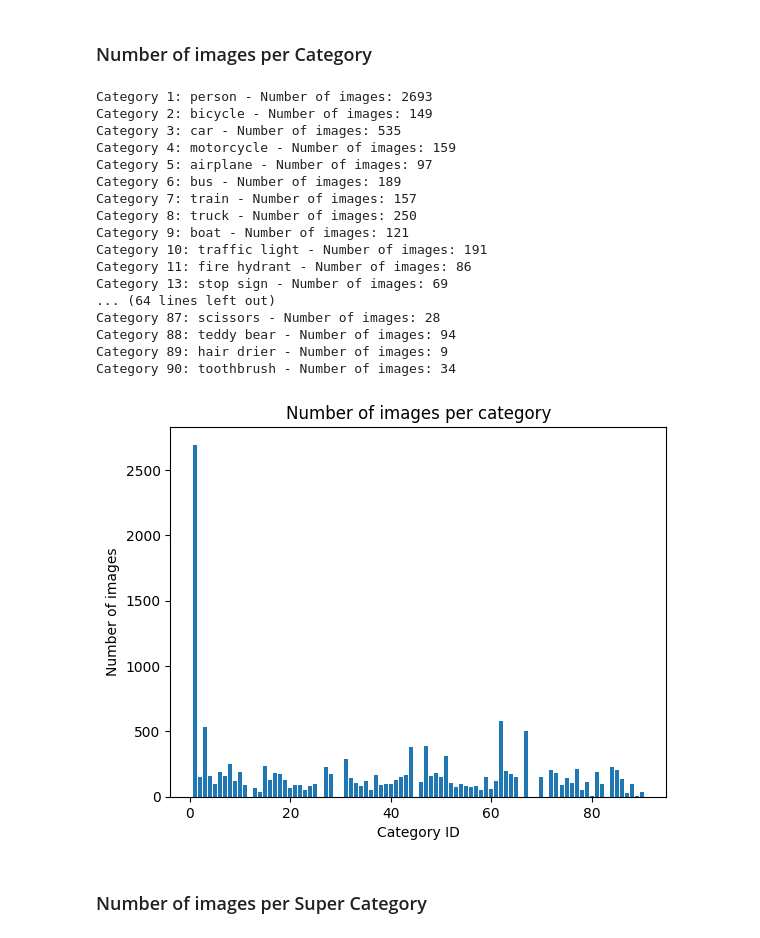
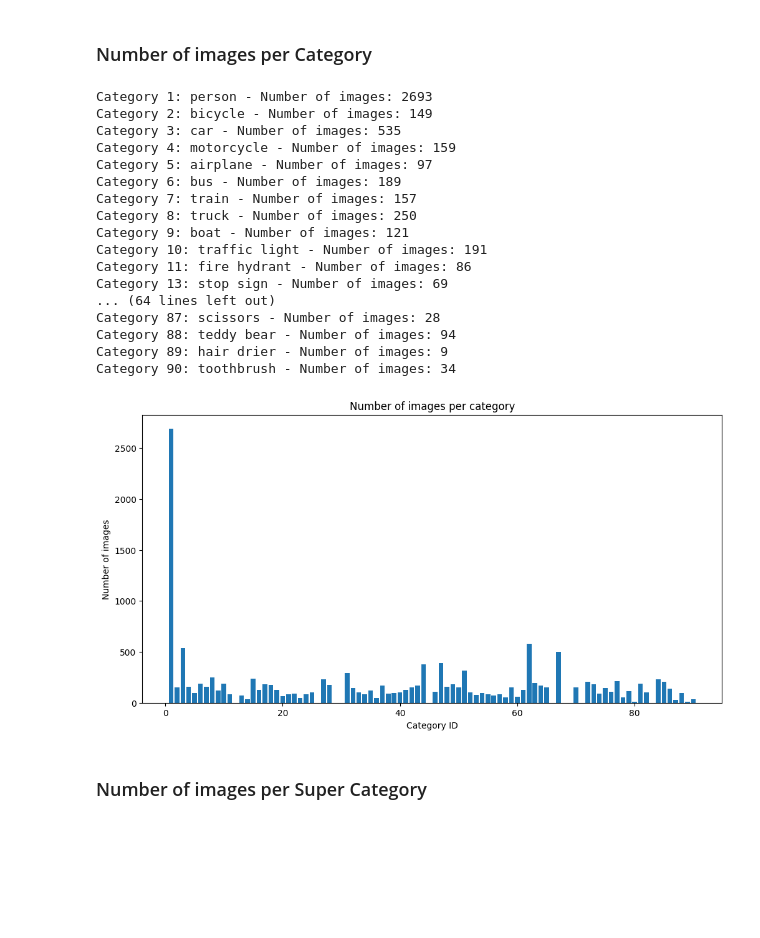
Before and after one commit to christianmoiola/MS-COCO, a Jupyter notebook: dataset_analysis.ipynb, the cells around one changed output. Drawn from its saved outputs; the diff is of its cells as text; code cells hidden in the pictures; blank space fills up the shorter version.

```diff
--- a/dataset_analysis.ipynb
+++ b/dataset_analysis.ipynb
@@ -92,34 +92,35 @@ for id_cat in id_cats:
     imgids = coco.getImgIds(catIds=id_cat)
     image_count_per_cat.append(len(imgids))
 
 # Legend for the plot
 for i in range(len(id_cats)):
     print(f"Category {id_cats[i]}: {cat_names[i]} - Number of images: {image_count_per_cat[i]}")
 
+plt.figure(figsize=(12,6))
 plt.bar(id_cats, image_count_per_cat)
 plt.title('Number of images per category')
 plt.xlabel('Category ID')
 plt.ylabel('Number of images')
 plt.show()
 # %% [output]
 Category 1: person - Number of images: 2693
 Category 2: bicycle - Number of images: 149
 Category 3: car - Number of images: 535
 Category 4: motorcycle - Number of images: 159
 Category 5: airplane - Number of images: 97
 Category 6: bus - Number of images: 189
 Category 7: train - Number of images: 157
 Category 8: truck - Number of images: 250
 Category 9: boat - Number of images: 121
 Category 10: traffic light - Number of images: 191
 Category 11: fire hydrant - Number of images: 86
 Category 13: stop sign - Number of images: 69
 ... (64 lines left out)
 Category 87: scissors - Number of images: 28
 Category 88: teddy bear - Number of images: 94
 Category 89: hair drier - Number of images: 9
 Category 90: toothbrush - Number of images: 34
-[figure, old version]
+[figure, new version]
 # %% [markdown]
 ### Number of images per Super Category
 # %%
```
Also changed, not shown: parts of 2 cells of this notebook, 2 other files.
